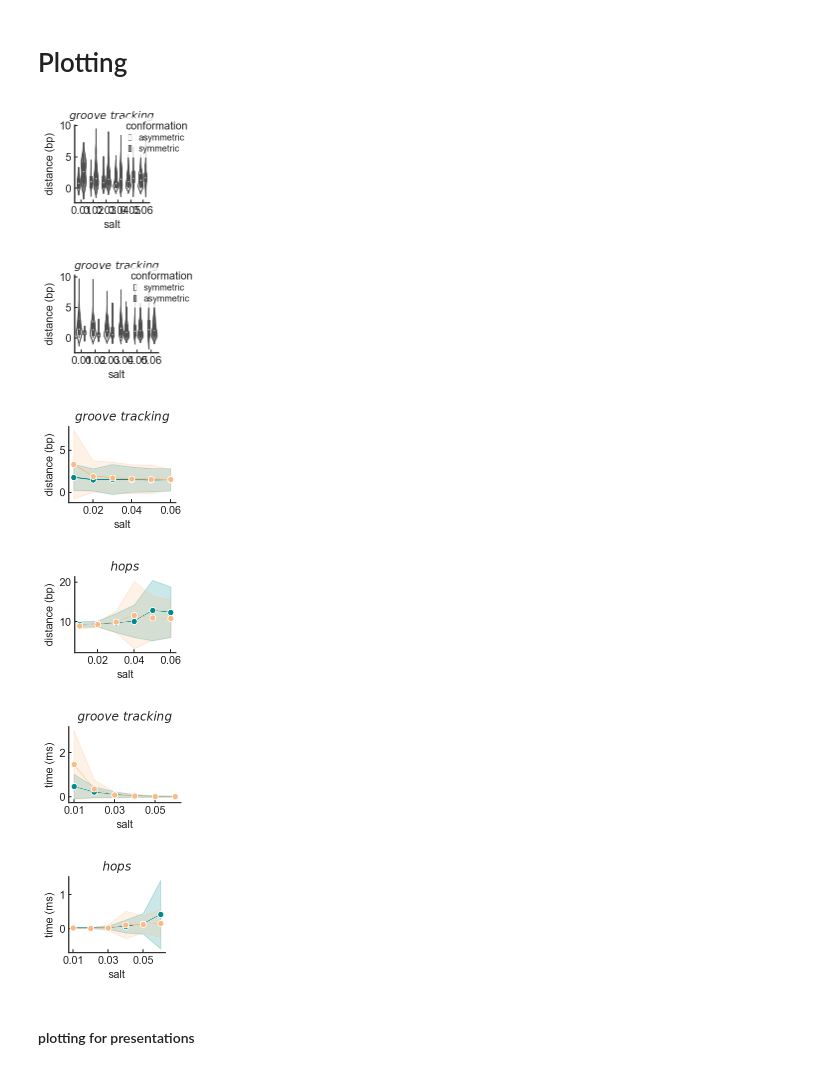
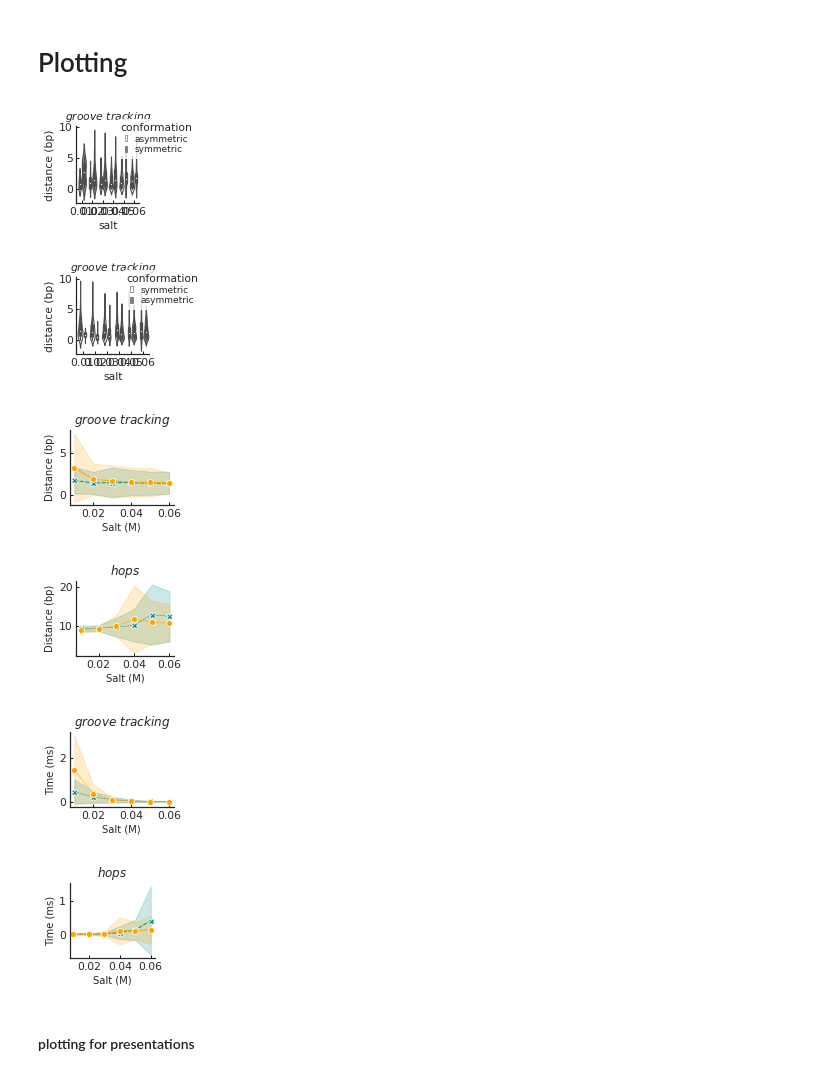
Before and after one commit to mallu2/CG_analysis, a Jupyter notebook: analysis_sliding_and_hopping.ipynb, the cells around one changed output. Saved outputs shown, nothing was run; the diff lists cells and outputs as text; code cells hidden in the pictures.

Commit message:
Updated for final figures

```diff
--- a/analysis_sliding_and_hopping.ipynb
+++ b/analysis_sliding_and_hopping.ipynb
@@ -47,20 +47,16 @@ g1 = np.array([229/256, 245/256, 249/256, 1])
 g2 = np.array([153/256, 216/256, 201/256, 1])
 g3 = np.array([44/256, 162/256, 95/256, 1])
 o1 = np.array([254/256, 232/256, 200/256, 1])
-o2 = np.array([253/256, 187/256, 132/256, 1])
+o2 = 'orange'
 o3 = np.array([227/256, 74/256, 51/256, 1])
 # %% [markdown]
 # Load the Data
 # %%
 """Define the folders with your input data."""
-monomer='/data/monomer/'
-dimer='/data/dimer/'
-full_dimer='data/full_dimer/'
+data_f = "/home/malinlu/elflab/Projects/MD_lacI/EXP-20-BV4000_CG_analysis/lacI_CG/data/published_data/"
+monomer= data_f + 'monomer_trajectories/'
+dimer= data_f + 'dimer_trajectories/'
+full_dimer= data_f + 'fullLacI_trajectories/trajectory_classify_diffusion/'
-# %%
-"""Data in this case"""
-monomer='/Users/mallu899/Mirror/projects/lacI_CG_master/data/Mono_txt_20/'
-dimer='/Users/mallu899/Mirror/projects/lacI_CG_master/data/dimer_RS_txt/'
-full_dimer='/Users/mallu899/Mirror/projects/lacI_CG_master/data/fullLength_txt/trajectory_classify_diffusion/'
 # %%
 def import_displacement_csv_as_dataframe(file, nframes):
     """Imports data from the displacement trajectory analysis.
@@ -1995,7 +1991,7 @@ plt.title('$groove\ tracking$')
 plt.tight_layout()
 #plt.savefig("/Users/mallu899/Mirror/projects/lacI_CG_master/LacI_CG_Draft/Figures/Version9/Figure4_plots/Sliding_distance.png",dpi=300,transparent=True)
 # %% [output]
-[figure, old version]
+[figure, new version]
 # %%
 fig=plt.subplots(figsize = (2.2,2.))
 #get rid of outliers before plotting
@@ -2029,7 +2025,7 @@ plt.title('$groove\ tracking$')
 #plt.xlabel('Salt', fontsize = 9)
 plt.tight_layout()
 # %% [output]
-[figure, old version]
+[figure, new version]
 # %%
 fig=plt.subplots(figsize = (2.2,2.))
 #get rid of outliers before plotting
@@ -2037,7 +2033,7 @@ data=dimer_slides#[(dimer_slides['distance (bp)'] < 9)]
 #sns.stripplot(data=data,x='salt',y='distance (bp)',hue='protein',dodge=0.1\
 #              ,linewidth=0.5,alpha=0.6,palette=[o2,g2],size=3.5)
 sns.lineplot(data=data,x='salt',y='distance (bp)',hue='protein'\
-              ,linewidth=1,palette=['darkcyan',o2],style=None,marker='o',ci='sd',hue_order=['recognition conformation','search conformation'])
+              ,linewidth=1,palette=['darkcyan',o2],style='protein',markers=True,ci='sd',hue_order=['recognition conformation','search conformation'])
 #sns.stripplot(data=data,x='salt',y='distance (bp)',hue='protein',dodge=0.1,linewidth=0.7,\
 #            palette=[o2,g2],size=2.9,alpha=0.9)
 #sns.violinplot(data=data,x='salt',y='distance (bp)',hue='protein',dodge=0.1,linewidth=1.1,scale='count',palette=['white','grey'])
@@ -2059,10 +2055,10 @@ sns.despine()
 plt.title('$groove\ tracking$',fontsize=12)
 #plt.yticks([0,1,2,3,4,5],[0,1,2,3,4,5],fontsize=9)
 
-#plt.ylabel(fontsize = 9)
-#plt.xlabel('Salt', fontsize = 9)
+plt.ylabel('Distance (bp)', fontsize = 10)
+plt.xlabel('Salt (M)', fontsize = 10)
 plt.tight_layout()
-#plt.savefig("/Users/mallu899/Mirror/projects/lacI_CG_master/LacI_CG_Draft/Figures/version10/Figure3/Sliding_distance.png",dpi=300,transparent=True)
+plt.savefig(data_f +"Figures/Fig4/Sliding_distance.pdf",dpi=400,transparent=True)
 
 fig=plt.subplots(figsize = (2.2,2.))
 
@@ -2070,7 +2066,7 @@ fig=plt.subplots(figsize = (2.2,2.))
 #             palette=[o2,g2],size=2.9,alpha=0.9)
 #sns.violinplot(data=dimer_hops,x='salt',y='distance (bp)',hue='protein',dodge=0.1,linewidth=1.1,scale='count',palette=['white','grey'])
 sns.lineplot(data=dimer_hops,x='salt',y='distance (bp)',hue='protein'\
-,linewidth=0.5,palette=['darkcyan',o2],style=None,marker='o',ci='sd',hue_order=['recognition conformation','search conformation'])
+,linewidth=0.5,palette=['darkcyan',o2],style='protein',markers=True,ci='sd',hue_order=['recognition conformation','search conformation'])
 plt.legend(title='conformation',edgecolor='white',loc='upper left',bbox_to_anchor=(0.17, 1.15),
            markerscale=0.6,fontsize=9,ncol=1,labelspacing=0.2,handlelength=0.3)
 plt.legend([],[], frameon=False)
@@ -2089,13 +2085,13 @@ sns.despine()
 plt.title('$hops$',fontsize=12)
 #plt.yticks([0,1,2,3,4,5],[0,1,2,3,4,5],fontsize=9)
 #plt.xticks(fontsize=9)
-#plt.ylabel(fontsize = 9)
-#plt.xlabel('Salt', fontsize = 9)
+plt.ylabel('Distance (bp)', fontsize = 10)
+plt.xlabel('Salt (M)', fontsize = 10)
 plt.tight_layout()
-#plt.savefig("/Users/mallu899/Mirror/projects/lacI_CG_master/LacI_CG_Draft/Figures/version10/Figure3/Hopping_distance.png",dpi=300,transparent=True)
+plt.savefig(data_f +"Figures/Fig4/Hopping_distance.pdf",dpi=400,transparent=True)
 # %% [output]
-[figure, old version]
+[figure, new version]
-[figure, old version]
+[figure, new version]
 # %%
 fig=plt.subplots(figsize = (2.2,2.))
 #get rid of outliers before plotting
@@ -2103,7 +2099,7 @@ data=dimer_slides[dimer_slides['distance (bp)'] < 20]
 #sns.stripplot(data=data,x='salt',y='distance (bp)',hue='protein',dodge=0.1\
 #              ,linewidth=0.5,alpha=0.6,palette=[o2,g2],size=3.5)
 sns.lineplot(data=data,x='salt',y='time (ms)',hue='protein'\
-              ,linewidth=0.5,palette=['darkcyan',o2],style=None,marker='o',ci='sd',hue_order=['recognition conformation','search conformation'])
+              ,linewidth=0.5,palette=['darkcyan',o2],style='protein',markers=True,ci='sd',hue_order=['recognition conformation','search conformation'])
 plt.legend(title='conformation',edgecolor='white',loc='upper left',bbox_to_anchor=(0.57, 1.15),
            markerscale=0.6,fontsize=9,ncol=1,labelspacing=0.2,handlelength=0.3)
 plt.legend([],[], frameon=False)
@@ -2121,44 +2117,45 @@ sns.despine()
 plt.title('$groove\ tracking$',fontsize=12)
 #plt.yticks([0,1,2,3,4,5],[0,1,2,3,4,5],fontsize=9)
 #plt.xticks(fontsize=9)
-#plt.ylabel(fontsize = 9)
-#plt.xlabel('Salt', fontsize = 9)
-plt.xticks([0.01,0.03,0.05],[0.01,0.03,0.05])
+plt.ylabel('Time (ms)', fontsize = 10)
+plt.xlabel('Salt (M)', fontsize = 10)
+#plt.xticks([0.01,0.03,0.05],[0.01,0.03,0.05])
 plt.tight_layout()
-plt.savefig("/Users/mallu899/Mirror/projects/lacI_CG_master/LacI_CG_Draft/Figures/version10/Figure3/sliding_time.png",dpi=300,transparent=True)
+plt.savefig(data_f +"Figures/Fig4/sliding_time.pdf",dpi=400,transparent=True)
 
 fig=plt.subplots(figsize = (2.2,2.))
 #sns.stripplot(data=dimer_hops,x='salt',y='time (ms)',hue='protein',dodge=0.1,linewidth=0.5,\
 #              alpha=0.6,palette=[o2,g2],size=3.5)
 #sns.violinplot(data=dimer_hops,x='salt',y='time (ms)',hue='protein',dodge=0.1,\
 #             palette=[o2,g2])
 sns.lineplot(data=dimer_hops,x='salt',y='time (ms)',hue='protein'\
-              ,linewidth=0.5,palette=['darkcyan',o2],style=None,marker='o',ci='sd',hue_order=['recognition conformation','search conformation'])
+              ,linewidth=1,palette=['darkcyan',o2],style='protein',markers=True,ci='sd',\
+             hue_order=['recognition conformation','search conformation'])
 plt.legend(['recognition','search'],edgecolor='white',loc='upper left',bbox_to_anchor=(0., 1.),
            markerscale=0.6,fontsize=9,ncol=1,labelspacing=0.2,handlelength=0.3)
 plt.legend([],[], frameon=False)
 plt.tick_params(
     axis='both',          # changes apply to the x-axis
     which='both',      # both major and minor ticks are affected
     bottom=True,      # ticks along the bottom edge are off
     top=False,         # ticks along the top edge are off
     labelbottom=True,
     labeltop = False,
     right=False, left=True, labelleft=True,labelsize='medium',
     width = 1,
     length = 3, color='k',direction ='in')
 sns.despine()
 #plt.ylim(-0.02,0.1)
 plt.title('$hops$',fontsize=12)
-plt.xticks([0.01,0.03,0.05],[0.01,0.03,0.05])
+plt.xticks([0.02,0.04,0.06],[0.02,0.04,0.06])
 #plt.xticks(fontsize=9)
-#plt.ylabel(fontsize = 9)
-#plt.xlabel('Salt', fontsize = 9)
+plt.ylabel('Time (ms)', fontsize = 10)
+plt.xlabel('Salt (M)', fontsize = 10)
 plt.tight_layout()
-plt.savefig("/Users/mallu899/Mirror/projects/lacI_CG_master/LacI_CG_Draft/Figures/version10/Figure3/hopping_time.png",dpi=300,transparent=True)
+plt.savefig(data_f +"Figures/Fig4/hopping_time.pdf",dpi=400,transparent=True)
 # %% [output]
-[figure, old version]
+[figure, new version]
-[figure, old version]
+[figure, new version]
 # %% [markdown]
 #### plotting for presentations
 # %%
```
Also changed, not shown: parts of 18 cells of this notebook.
